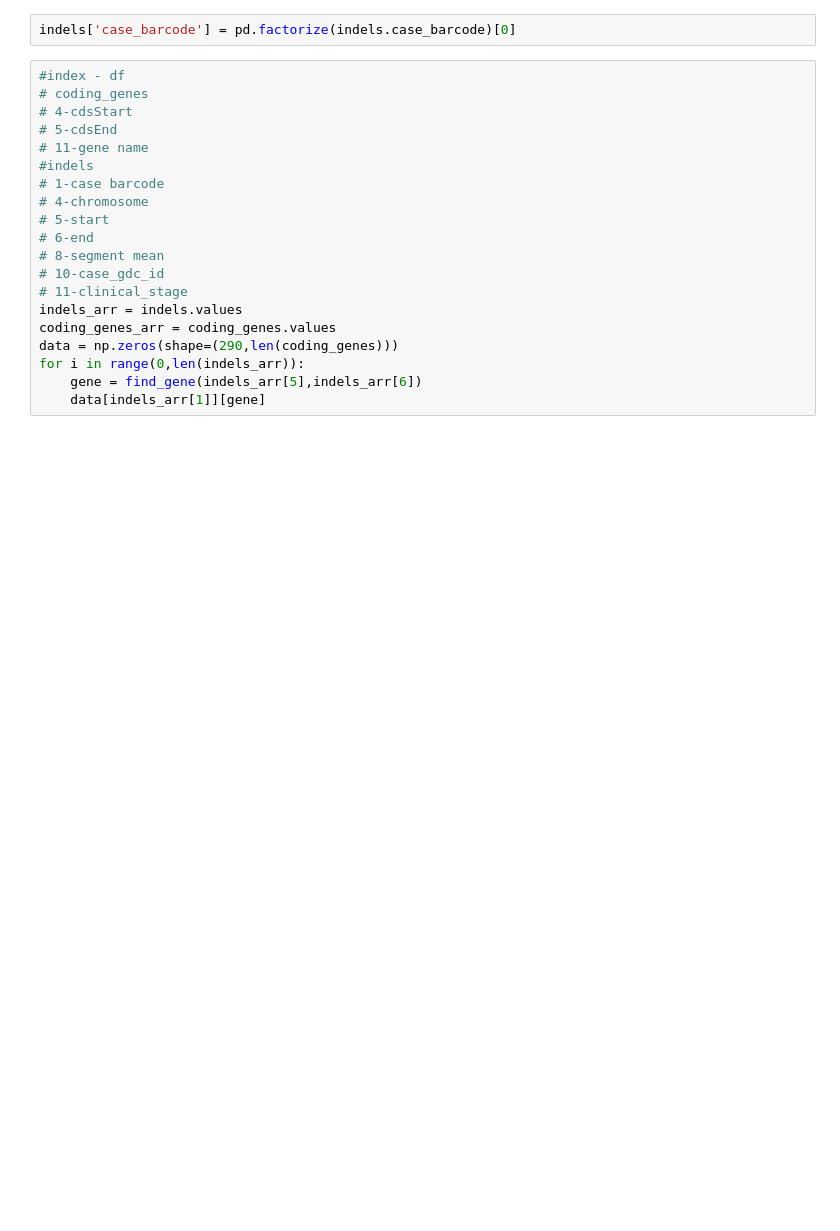
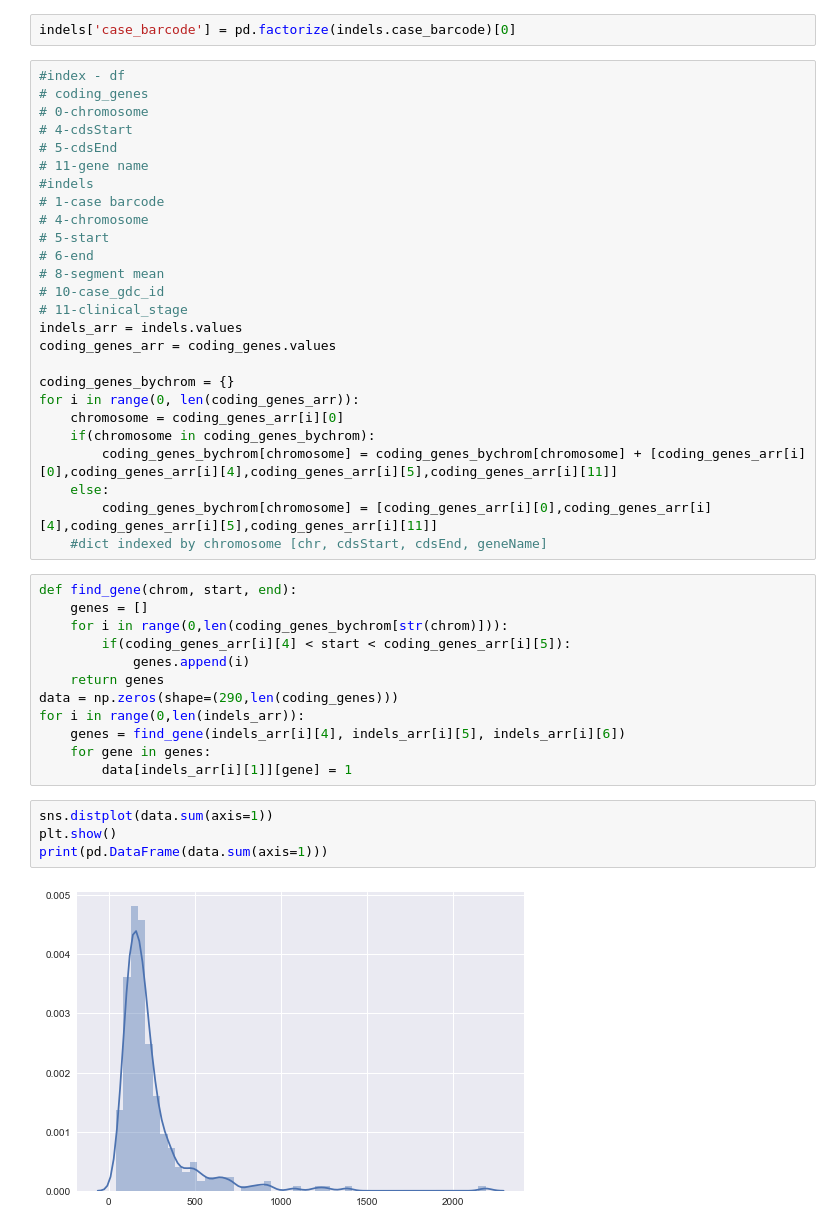
Before and after one commit to SVAI/trimericOGs, a Jupyter notebook: Playground.ipynb, the cells around one changed output. Cells and saved outputs as stored; diff of their text form; blank space fills up the shorter version.

```diff
--- a/Playground.ipynb
+++ b/Playground.ipynb
@@ -64,6 +64,7 @@ indels['case_barcode'] = pd.factorize(indels.case_barcode)[0]
 # %%
 #index - df
 # coding_genes
+# 0-chromosome
 # 4-cdsStart
 # 5-cdsEnd
 # 11-gene name
@@ -77,7 +78,30 @@ indels['case_barcode'] = pd.factorize(indels.case_barcode)[0]
 # 11-clinical_stage
 indels_arr = indels.values
 coding_genes_arr = coding_genes.values
-data = np.zeros(shape=(290,len(coding_genes)))
-for i in range(0,len(indels_arr)):
-    gene = find_gene(indels_arr[5],indels_arr[6])
-    data[indels_arr[1]][gene]
+
+coding_genes_bychrom = {}
+for i in range(0, len(coding_genes_arr)):
+    chromosome = coding_genes_arr[i][0]
+    if(chromosome in coding_genes_bychrom):
+        coding_genes_bychrom[chromosome] = coding_genes_bychrom[chromosome] + [coding_genes_arr[i][0],coding_genes_arr[i][4],coding_genes_arr[i][5],coding_genes_arr[i][11]]
+    else:
+        coding_genes_bychrom[chromosome] = [coding_genes_arr[i][0],coding_genes_arr[i][4],coding_genes_arr[i][5],coding_genes_arr[i][11]]
+    #dict indexed by chromosome [chr, cdsStart, cdsEnd, geneName]
+# %%
+def find_gene(chrom, start, end):
+    genes = []
+    for i in range(0,len(coding_genes_bychrom[str(chrom)])):
+        if(coding_genes_arr[i][4] < start < coding_genes_arr[i][5]):
+            genes.append(i)
+    return genes
+data = np.zeros(shape=(290,len(coding_genes)))
+for i in range(0,len(indels_arr)):
+    genes = find_gene(indels_arr[i][4], indels_arr[i][5], indels_arr[i][6])
+    for gene in genes:
+        data[indels_arr[i][1]][gene] = 1
+# %%
+sns.distplot(data.sum(axis=1))
+plt.show()
+print(pd.DataFrame(data.sum(axis=1)))
+# %% [output]
+[figure, added]
```
Also changed, not shown: parts of 3 cells of this notebook.
